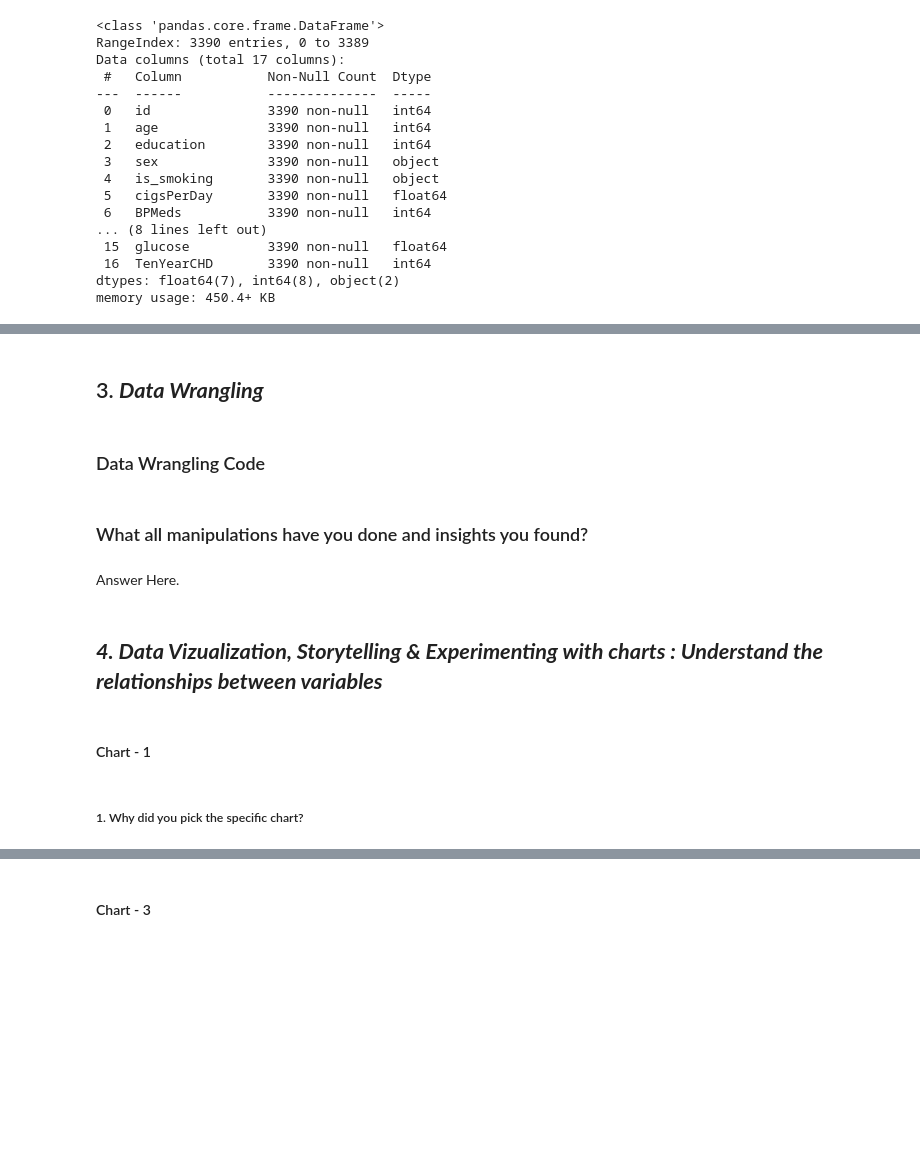
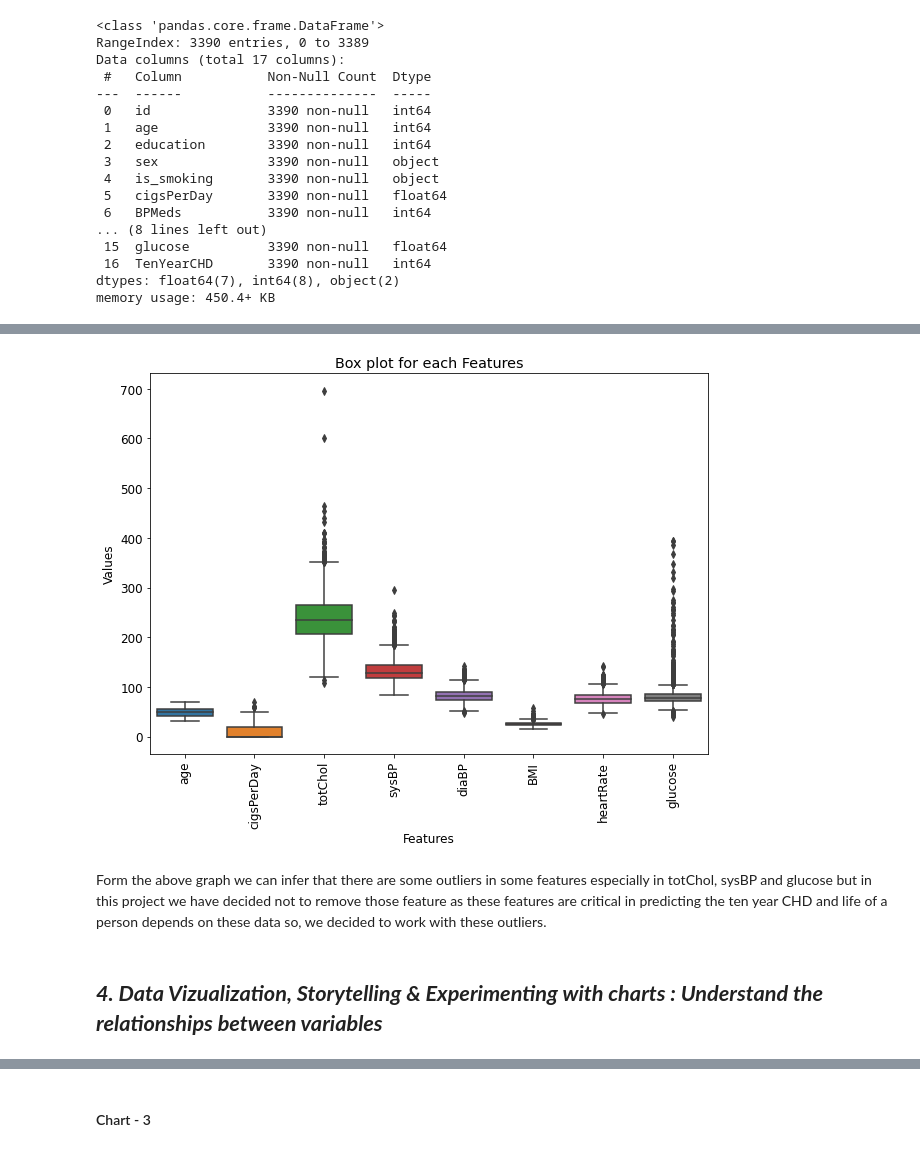
Before and after one commit to Prashant-Shaw/Cardiovascular_Risk_Prediction, a Jupyter notebook: Cardiovascular_Risk_Prediction_Capstone_Project.ipynb, the cells around one changed output, grey strips where cells are left out. Cells and saved outputs as stored; diff of their text form; code cells hidden in the pictures; blank space fills up the shorter version.

```diff
--- a/Cardiovascular_Risk_Prediction_Capstone_Project.ipynb
+++ b/Cardiovascular_Risk_Prediction_Capstone_Project.ipynb
@@ -298,7 +310,7 @@ def fill_null_median(cols):
 #Filling the null values
 fill_null_mode(['education','BPMeds'])
 fill_null_median(['totChol','BMI','heartRate','glucose'])
-cvr_df['cigsPerDay'] = cvr_df['cigsPerDay'].fillna(cvr_df['cigsPerDay'].mean())
+cvr_df['cigsPerDay'] = cvr_df['cigsPerDay'].fillna(round(cvr_df['cigsPerDay'].mean(),1))
 # %%
 #Confirming if all the null values are filled
 cvr_df.isnull().sum()
@@ -399,4 +378,0 @@ Answer Here
-# %% [markdown]
-## 3. ***Data Wrangling***
-# %% [markdown]
-### Data Wrangling Code
@@ -405,8 +379,15 @@ Answer Here
-# %% [markdown]
-### What all manipulations have you done and insights you found?
-# %% [markdown]
-Answer Here.
+# %%
+#Plotting the box plot for each feature.
+plt.figure(figsize = (10,7))
+plt.title("Box plot for each Features")
+sns.boxplot(data = cvr_df[['age','cigsPerDay','totChol','sysBP','diaBP','BMI','heartRate','glucose']])
+plt.xticks(rotation = 90)
+plt.xlabel("Features")
+plt.ylabel("Values")
+plt.show()
+# %% [output]
+[figure, added]
+# %% [markdown]
+Form the above graph we can infer that there are some outliers in some features especially in totChol, sysBP and glucose but in this project we have decided not to remove those feature as these features are critical in predicting the ten year CHD and life of a person depends on these data so, we decided to work with these outliers.
 # %% [markdown]
 ## ***4. Data Vizualization, Storytelling & Experimenting with charts : Understand the relationships between variables***
-# %% [markdown]
-#### Chart - 1
@@ -415,2 +393,0 @@ Answer Here.
-# %% [markdown]
-##### 1. Why did you pick the specific chart?
```
Also changed, not shown: parts of 95 cells of this notebook.
